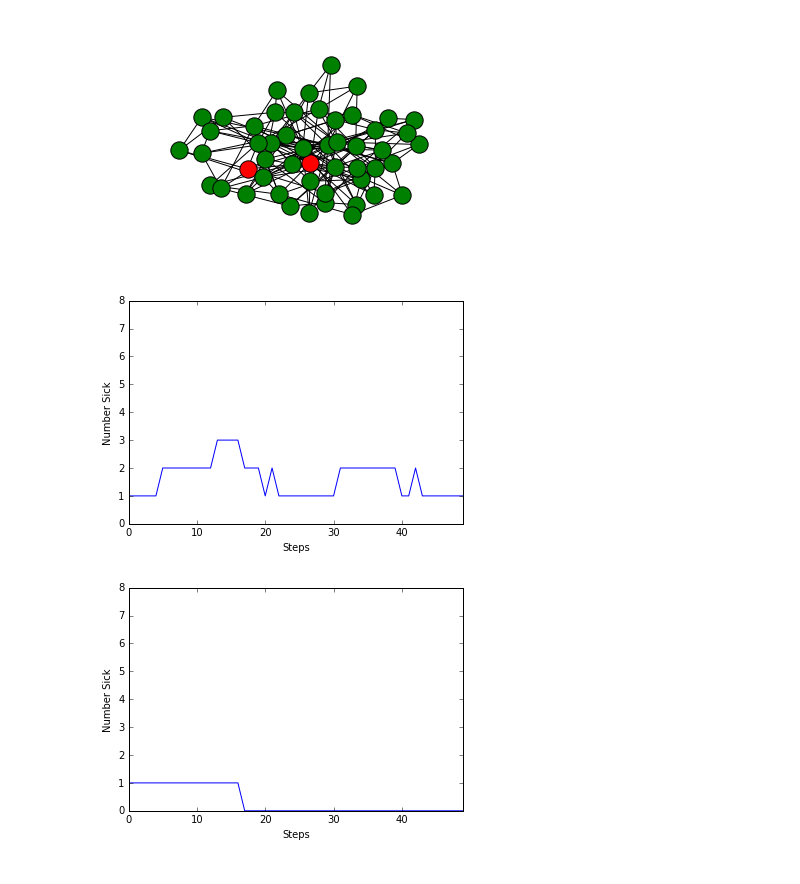
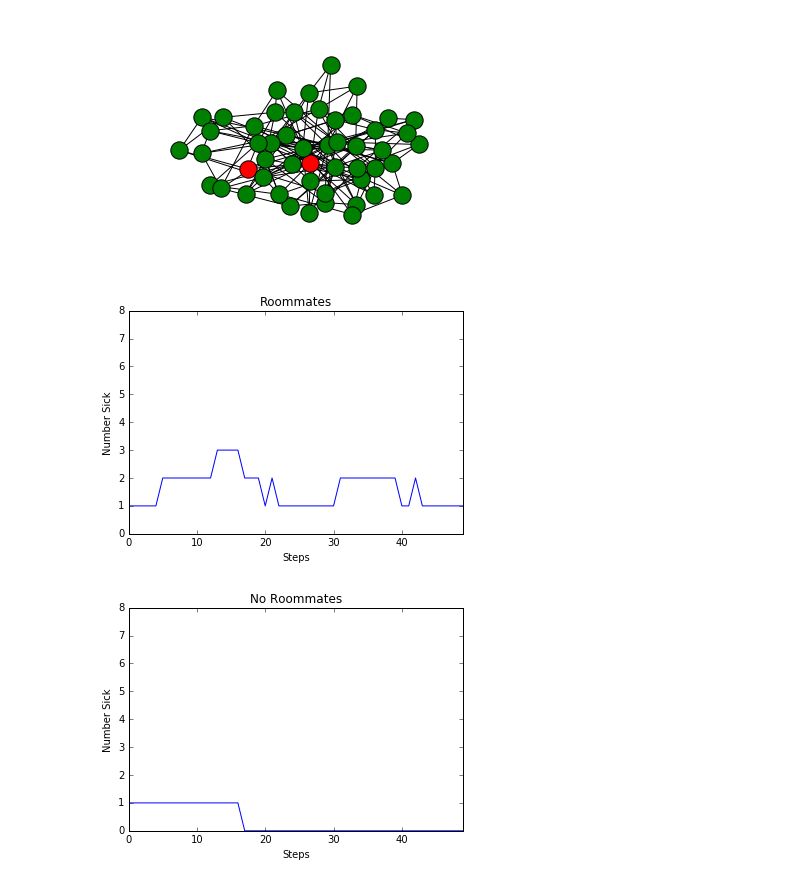
Before and after one commit to buttegab/FreshmanPlague, a Jupyter notebook: code/FreshmanPlague.ipynb, the cells around one changed output. Cells and saved outputs as stored; diff of their text form; code cells hidden in the pictures.

```diff
--- a/code/FreshmanPlague.ipynb
+++ b/code/FreshmanPlague.ipynb
@@ -202,19 +202,21 @@ sickF,time_stepF = run_graph(F.copy(),50)
 # %%
 import matplotlib.pyplot as plt
 plt.plot(time_stepG,sickG)
 plt.ylabel('Number Sick')
 plt.xlabel('Steps')
 plt.axis([0, time_step[-1], 0, max(sick)+5])
+plt.title('Roommates')
 plt.show()
 
 plt.plot(time_stepF,sickF)
 plt.ylabel('Number Sick')
 plt.xlabel('Steps')
 plt.axis([0, time_step[-1], 0, max(sick)+5])
+plt.title('No Roommates')
 plt.show()
 # %% [output]
-[figure, old version]
+[figure, new version]
-[figure, old version]
+[figure, new version]
 # %%
 def run_lots(G,F,iters,total):
     maxG = []
```
Also changed, not shown: parts of 1 cell of this notebook, 6 other files.
